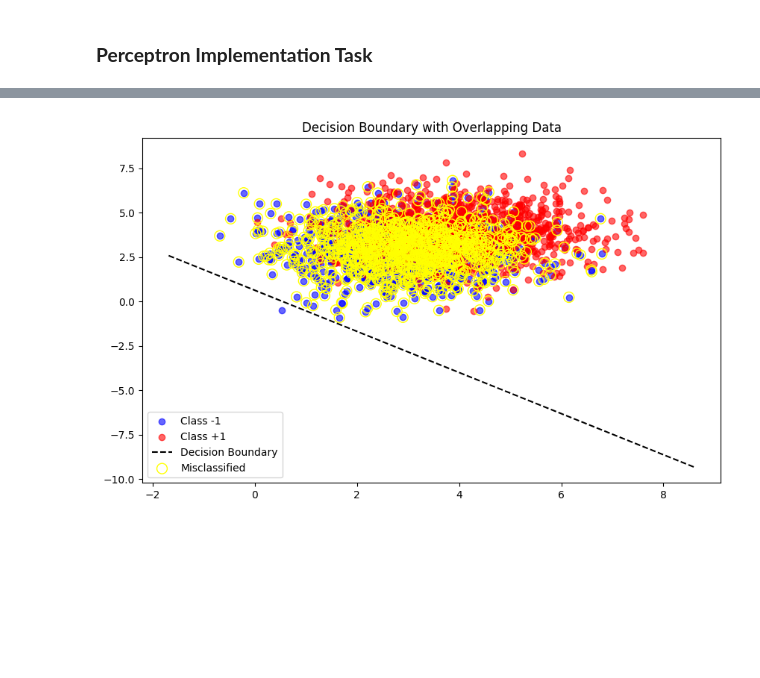
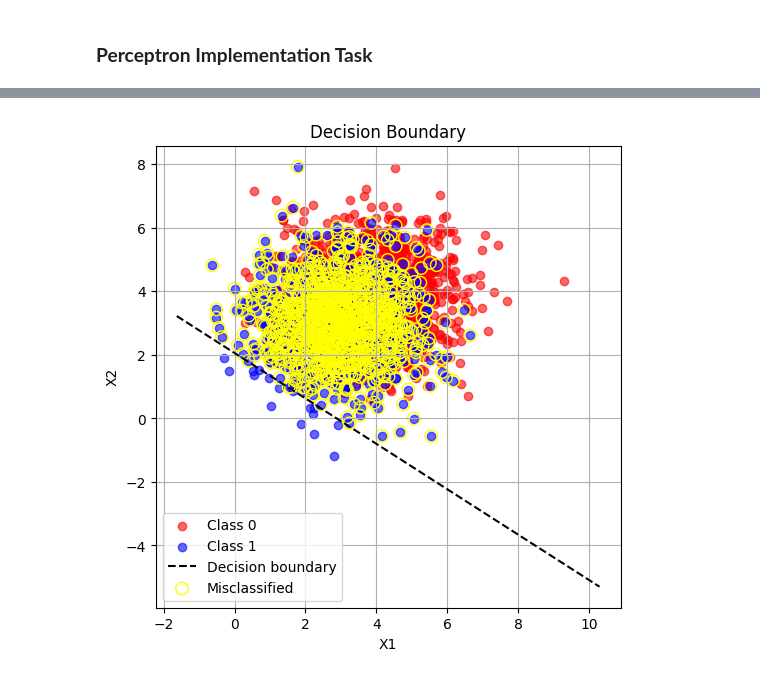
Before and after one commit to rodme02/Exs_RedesNeurais, a Jupyter notebook: docs/exercises/perceptron/notebook.ipynb, the cells around one changed output, grey strips where cells are left out. Saved outputs shown, nothing was run; the diff lists cells and outputs as text; code cells hidden in the pictures; blank space fills up the shorter version.

```diff
--- a/docs/exercises/perceptron/notebook.ipynb
+++ b/docs/exercises/perceptron/notebook.ipynb
@@ -160,89 +157,13 @@ plt.show()
 # %% [markdown]
 ### **Perceptron Implementation Task**
 # %%
-# Combine the data and create labels (-1, +1)
-X = np.vstack((class0, class1))
-y = np.hstack((-1*np.ones(1000), np.ones(1000)))
+perc2 = Perceptron(input_dim=2, learning_rate=0.01, max_epochs=100)
+perc2.fit(X2, y2)
 
-# --- Parameters ---
-learning_rate = 0.1
-max_epochs = 100
-runs = 5
+print("Final weights:", perc2.w)
+print("Final bias:", perc2.b)
+print("Final accuracy:", perc2.evaluate(X2, y2))
 
-# --- Helper functions ---
-def predict(x, w, b):
-    return np.sign(np.dot(x, w) + b)
-
-def accuracy(X, y, w, b):
-    preds = np.array([predict(x, w, b) for x in X])
-    return np.mean(preds == y)
-
-# --- Training loop across multiple runs ---
-all_accuracies = []
-final_results = []
-
-for run in range(runs):
-    w = np.zeros(2)
-    b = 0
-    accuracies = []
-
-    for epoch in range(max_epochs):
-        errors = 0
-        for xi, target in zip(X, y):
-            if target * (np.dot(w, xi) + b) <= 0:  # misclassified
-                w += learning_rate * target * xi
-                b += learning_rate * target
-                errors += 1
-        acc = accuracy(X, y, w, b)
-        accuracies.append(acc)
-        if errors == 0:
-            break
-
-    all_accuracies.append(accuracies)
-    final_results.append((w.copy(), b, accuracies[-1], max(accuracies)))
-
-# --- Evaluate best run (highest final accuracy) ---
-best_run_idx = np.argmax([res[2] for res in final_results])
-best_w, best_b, best_final_acc, best_peak_acc = final_results[best_run_idx][:4]
-best_acc_over_epochs = all_accuracies[best_run_idx]
-
-# --- Plot decision boundary ---
-x_min, x_max = X[:,0].min() - 1, X[:,0].max() + 1
-y_min, y_max = X[:,1].min() - 1, X[:,1].max() + 1
-xx = np.linspace(x_min, x_max, 100)
-yy = -(best_w[0]*xx + best_b) / best_w[1]
-
-# Decision boundary plot
-plt.figure(figsize=(10, 6))
-plt.scatter(class0[:,0], class0[:,1], color='blue', label='Class -1', alpha=0.6)
-plt.scatter(class1[:,0], class1[:,1], color='red', label='Class +1', alpha=0.6)
-plt.plot(xx, yy, 'k--', label='Decision Boundary')
-
-# Highlight misclassified
-preds = np.array([predict(x, best_w, best_b) for x in X])
-misclassified = X[preds != y]
-if misclassified.size > 0:
-    plt.scatter(misclassified[:,0], misclassified[:,1], facecolors='none',
-                edgecolors='yellow', s=100, label='Misclassified')
-
-plt.legend()
-plt.title("Decision Boundary with Overlapping Data")
-
-# Accuracy plot
-plt.figure(figsize=(10, 6))
-plt.plot(range(1, len(best_acc_over_epochs)+1), best_acc_over_epochs, marker='o')
-plt.xlabel("Epoch")
-plt.ylabel("Accuracy")
-plt.title("Training Accuracy over Epochs (Best Run)")
-
-plt.tight_layout()
-plt.show()
-
-# --- Results ---
-print("Final weights (best run):", best_w)
-print("Final bias (best run):", best_b)
-print("Final accuracy (best run):", best_final_acc)
-print("Best peak accuracy (best run):", best_peak_acc)
-print("Average final accuracy across runs:", np.mean([res[2] for res in final_results]))
-print("Average peak accuracy across runs:", np.mean([res[3] for res in final_results]))
+plot_decision_boundary(perc2, X2, y2, "Decision Boundary")
+plot_accuracy(perc2.accuracy_history, "Accuracy over Epochs")
 # %% [output]
@@ -249 +173 @@ print("Average peak accuracy across runs:", np.mean([res[3] for res in final_res
-[figure, old version]
+[figure, new version]
```
Also changed, not shown: parts of 7 cells of this notebook.
